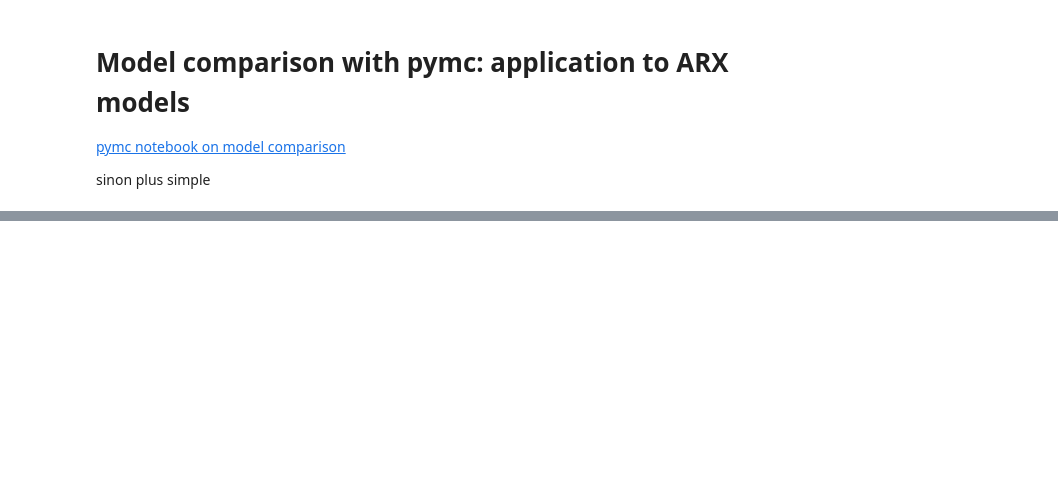
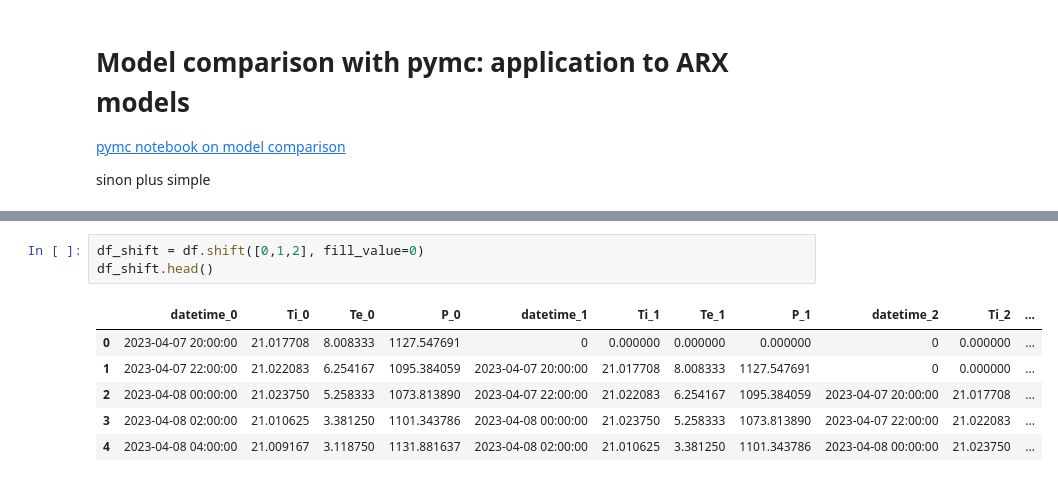
Before and after one commit to srouchier/simurex2024, a Jupyter notebook: 02_arx_selection.ipynb, the cells around one changed output, grey strips where cells are left out. Drawn from its saved outputs; the diff is of its cells as text; blank space fills up the shorter version.

```diff
--- a/02_arx_selection.ipynb
+++ b/02_arx_selection.ipynb
@@ -31,0 +37,10 @@ with pm.Model() as ar2:
+# %%
+df_shift = df.shift([0,1,2], fill_value=0)
+df_shift.head()
+# %% [output]
+|  | datetime_0 | Ti_0 | Te_0 | P_0 | datetime_1 | Ti_1 | Te_1 | P_1 | datetime_2 | Ti_2 | ... |
+| 0 | 2023-04-07 20:00:00 | 21.017708 | 8.008333 | 1127.547691 | 0 | 0.000000 | 0.000000 | 0.000000 | 0 | 0.000000 | ... |
+| 1 | 2023-04-07 22:00:00 | 21.022083 | 6.254167 | 1095.384059 | 2023-04-07 20:00:00 | 21.017708 | 8.008333 | 1127.547691 | 0 | 0.000000 | ... |
+| 2 | 2023-04-08 00:00:00 | 21.023750 | 5.258333 | 1073.813890 | 2023-04-07 22:00:00 | 21.022083 | 6.254167 | 1095.384059 | 2023-04-07 20:00:00 | 21.017708 | ... |
+| 3 | 2023-04-08 02:00:00 | 21.010625 | 3.381250 | 1101.343786 | 2023-04-08 00:00:00 | 21.023750 | 5.258333 | 1073.813890 | 2023-04-07 22:00:00 | 21.022083 | ... |
+| 4 | 2023-04-08 04:00:00 | 21.009167 | 3.118750 | 1131.881637 | 2023-04-08 02:00:00 | 21.010625 | 3.381250 | 1101.343786 | 2023-04-08 00:00:00 | 21.023750 | ... |
```
Also changed, not shown: parts of 22 cells of this notebook, 9 other files.
